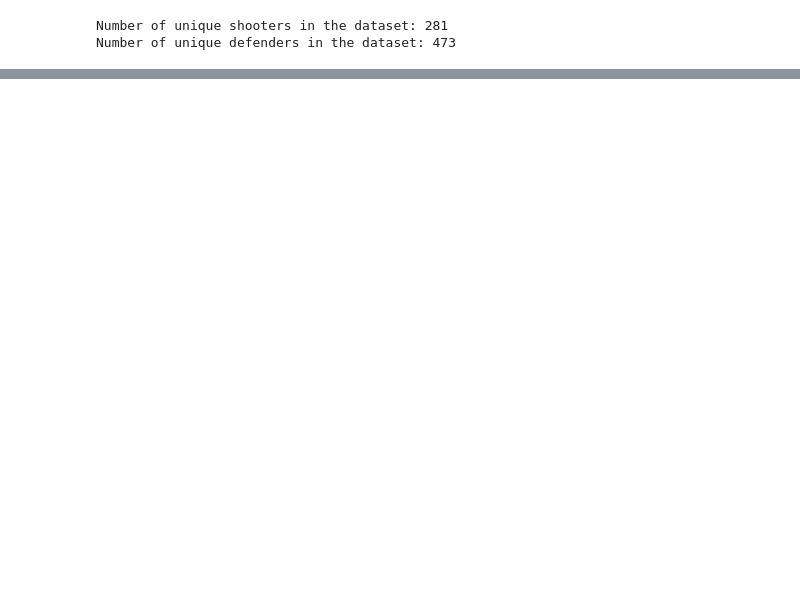
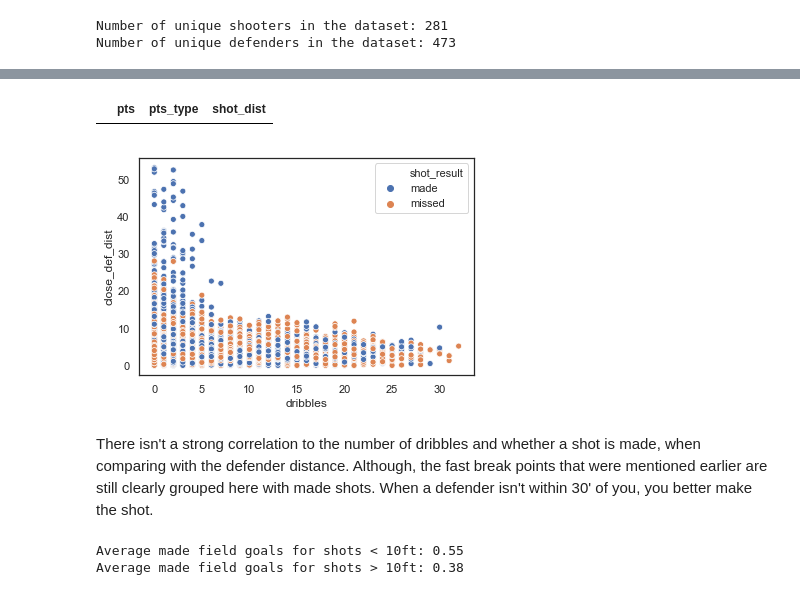
Before and after one commit to bwilson7/Thinkful_Drills, a Jupyter notebook: bootcamp_unit_4/4.3.6_deep_learning_challenge.ipynb, the cells around one changed output, grey strips where cells are left out. Cells and saved outputs as stored; diff of their text form; code cells hidden in the pictures; blank space fills up the shorter version.

```diff
--- a/bootcamp_unit_4/4.3.6_deep_learning_challenge.ipynb
+++ b/bootcamp_unit_4/4.3.6_deep_learning_challenge.ipynb
@@ -171,0 +300,49 @@ The total dataset has 45% of the shots made, which is pretty good. It's also hel
+# %%
+#changing short shots to 2 pointers
+mask = (
+    (nba_df['shot_dist'] < 22) &
+    (nba_df['pts_type'] == 3)
+)
+nba_df.loc[mask, 'pts_type'] = 2
+
+#changing the made shots to 2 pointers
+mask = (
+    (nba_df['pts_type'] == 2) &
+    (nba_df['pts'] == 3)
+)
+nba_df.loc[mask, 'pts'] = 2
+
+#changing long shots to 3 pointers
+mask = (
+    (nba_df['shot_dist'] > 22) &
+    (nba_df['pts_type'] == 2)
+)
+nba_df.loc[mask, 'pts_type'] = 3
+#changing the made long shots to 3 pointers
+mask = (
+    (nba_df['pts_type'] == 3) &
+    (nba_df['pts'] == 2)
+)
+nba_df.loc[mask, 'pts'] = 3
+
+#confirming the anomalies don't exist anymore
+nba_df.loc[(nba_df['shot_dist'] < 22) & (nba_df['pts_type'] == 3), ['pts', 'pts_type', 'shot_dist']]
+# %% [output]
+|  | pts | pts_type | shot_dist |
+# %%
+sns.scatterplot(
+    x=nba_df['dribbles'],
+    y=nba_df['close_def_dist'],
+    hue=nba_df['shot_result']
+)
+plt.show()
+# %% [output]
+[figure, added]
+# %% [markdown]
+There isn't a strong correlation to the number of dribbles and whether a shot is made, when comparing with the defender distance. Although, the fast break points that were mentioned earlier are still clearly grouped here with made shots. When a defender isn't within 30' of you, you better make the shot.
+# %%
+print('Average made field goals for shots < 10ft: {:.2f}'.format(nba_df.loc[nba_df['shot_dist'] < 10, 'fgm'].mean()))
+print('Average made field goals for shots > 10ft: {:.2f}'.format(nba_df.loc[nba_df['shot_dist'] > 10, 'fgm'].mean()))
+# %% [output]
+Average made field goals for shots < 10ft: 0.55
+Average made field goals for shots > 10ft: 0.38
```
Also changed, not shown: parts of 56 cells of this notebook.
